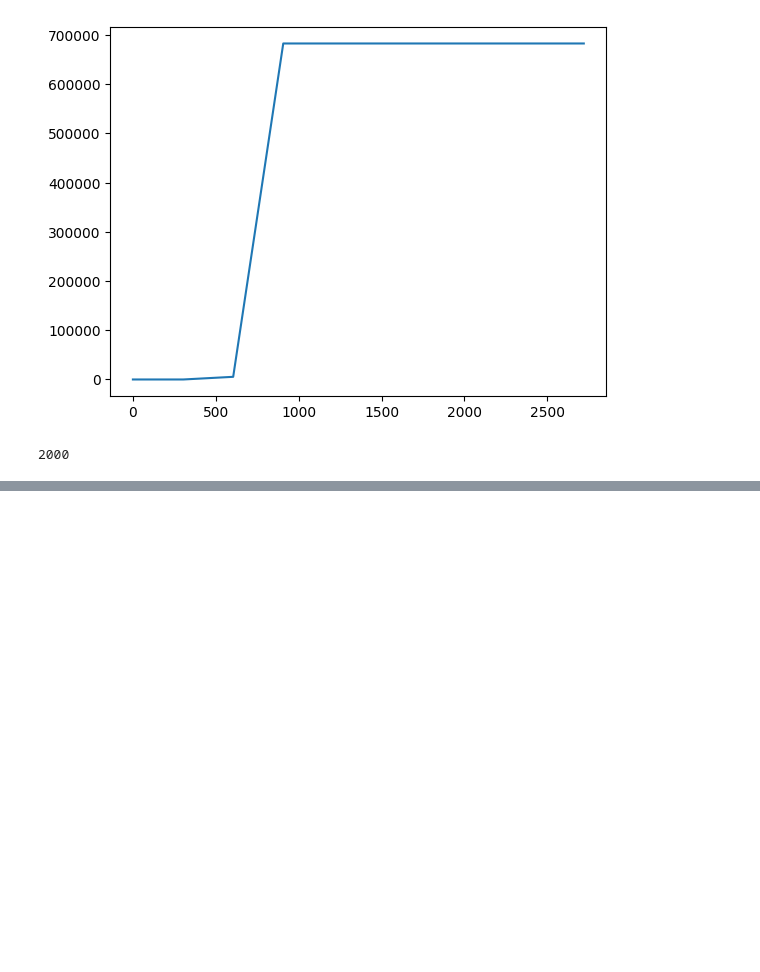
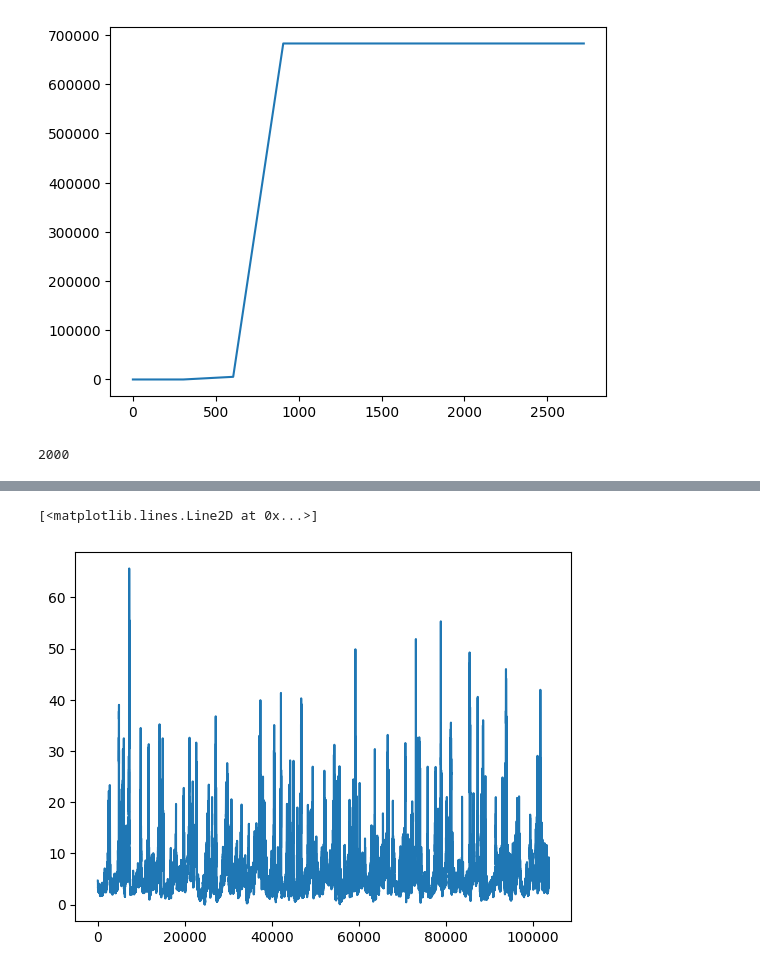
Before and after one commit to S4GC/Energy-and-linear-momentum-change-exerted-by-the-solar-wind-for-applications-in-electric-solar-sails, a Jupyter notebook: Codes/Past/Relativistic velocity.ipynb, the cells around one changed output, grey strips where cells are left out. Saved outputs shown, nothing was run; the diff lists cells and outputs as text; code cells hidden in the pictures; blank space fills up the shorter version.

```diff
--- a/Codes/Past/Relativistic velocity.ipynb
+++ b/Codes/Past/Relativistic velocity.ipynb
@@ -1168,0 +1177,5 @@ np.max(Np)/100e2
+# %%
+plt.plot(Calibrated_data[2000]["Np"])
+# %% [output]
+[<matplotlib.lines.Line2D at 0x...>]
+[figure, added]
```
Also changed, not shown: parts of 5 cells of this notebook, 1 other file.
